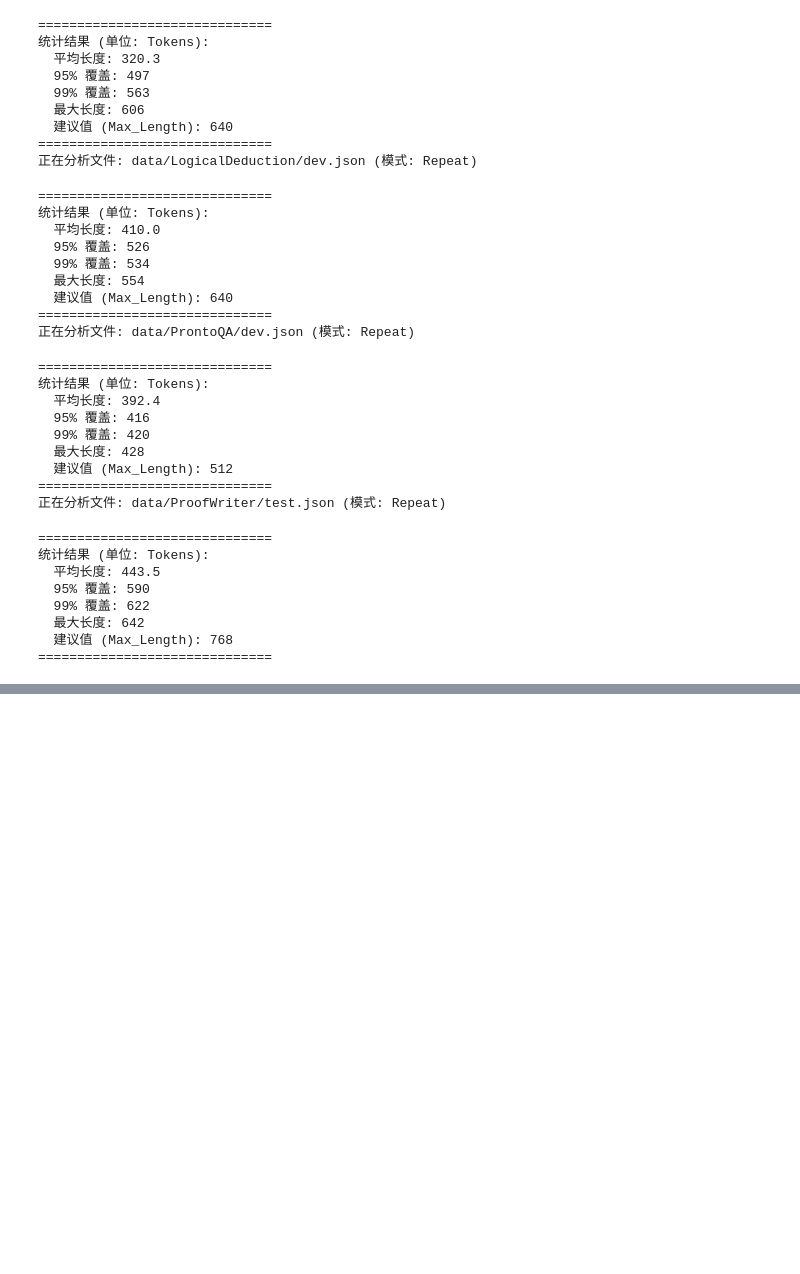
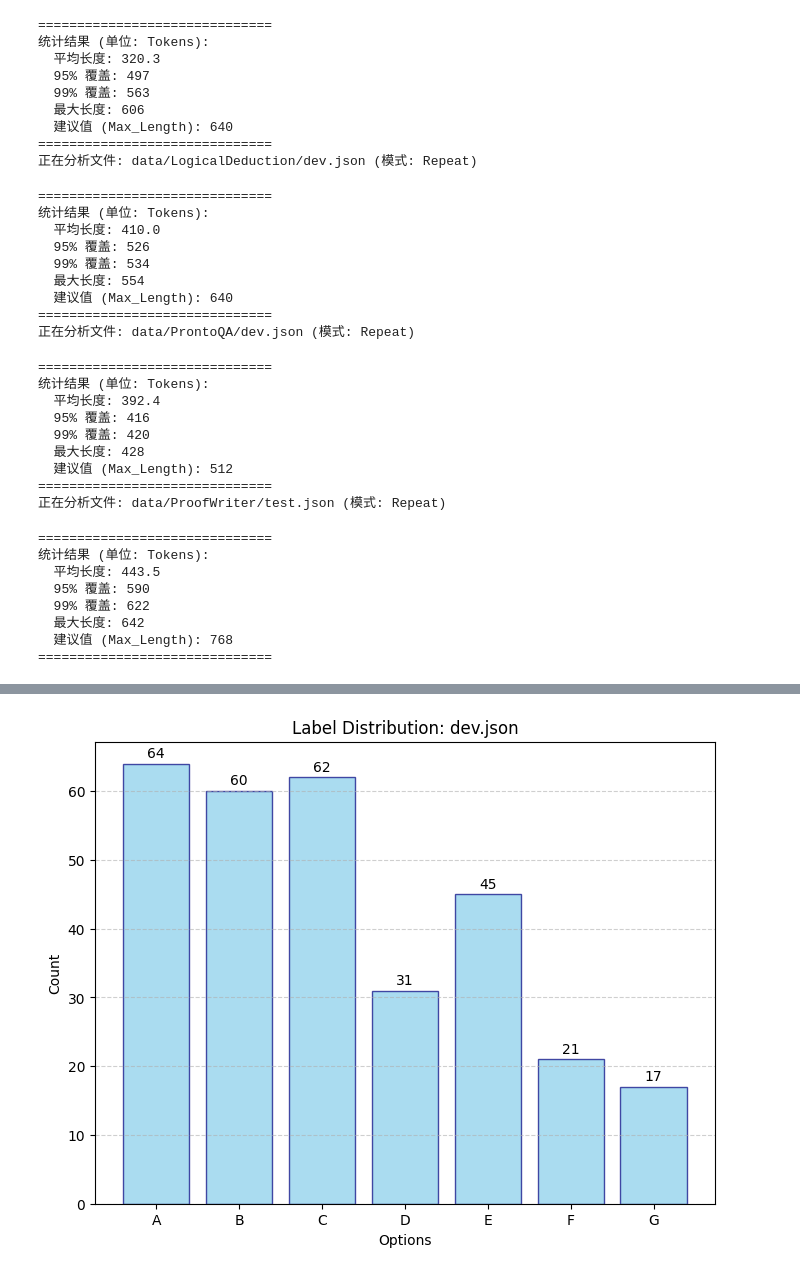
Before and after one commit to littlelaska/zero_shot_steer, a Jupyter notebook: length_statistical.ipynb, the cells around one changed output, grey strips where cells are left out. Drawn from its saved outputs; the diff is of its cells as text; code cells hidden in the pictures; blank space fills up the shorter version.

```diff
--- a/length_statistical.ipynb
+++ b/length_statistical.ipynb
@@ -167,3 +167,87 @@ for data_path in test_data:
   最大长度: 642
   建议值 (Max_Length): 768
 ==============================
+# %%
+import os
+import json
+import matplotlib.pyplot as plt
+from collections import Counter
+
+def analyze_label_distribution(file_path, save_path="label_distribution.png"):
+    """
+    统计数据集中 'answer' 字段的分布并保存分布图。
+    """
+    # 1. 加载数据 (复用你之前的逻辑)
+    data = []
+    if not os.path.exists(file_path):
+        print(f"[Error] 文件不存在: {file_path}")
+        return
+
+    with open(file_path, "r", encoding="utf-8") as f:
+        content = f.read().strip()
+        try:
+            full_data = json.loads(content)
+            data = full_data if isinstance(full_data, list) else [full_data]
+        except json.JSONDecodeError:
+            f.seek(0)
+            for line in f:
+                if line.strip():
+                    try:
+                        data.append(json.loads(line))
+                    except: continue
+
+    # 2. 提取并清洗标签
+    # 假设你的标签存储在 "answer" 键中
+    labels = []
+    for ex in data:
+        ans = ex.get("answer", "").strip().upper()
+        if ans:
+            # 只取第一个字母，防止出现 "A) xxx" 这种格式
+            labels.append(ans[0])
+
+    if not labels:
+        print("[Warning] 未在数据集中找到任何有效标签。")
+        return
+
+    # 3. 统计频率
+    counts = Counter(labels)
+    # 按字母顺序排序 (A, B, C...)
+    sorted_keys = sorted(counts.keys())
+    sorted_counts = [counts[k] for k in sorted_keys]
+    total = sum(sorted_counts)
+
+    # 4. 打印文字统计
+    print(f"\n--- 数据集标签分布 ({os.path.basename(file_path)}) ---")
+    print(f"{'选项':<6} | {'数量':<6} | {'占比':<8}")
+    print("-" * 25)
+    for k in sorted_keys:
+        count = counts[k]
+        percent = (count / total) * 100
+        print(f"{k:<8} | {count:<8} | {percent:.2f}%")
+    print(f"{'总计':<8} | {total:<8} | 100.00%")
+
+    # 5. 绘制并保存柱状图
+    plt.figure(figsize=(8, 6))
+    bars = plt.bar(sorted_keys, sorted_counts, color='skyblue', edgecolor='navy', alpha=0.7)
+
+    # 在柱子上方添加数值标注
+    for bar in bars:
+        height = bar.get_height()
+        plt.text(bar.get_x() + bar.get_width()/2., height + 0.5,
+                 f'{int(height)}', ha='center', va='bottom', fontsize=10)
+
+    plt.title(f"Label Distribution: {os.path.basename(file_path)}")
+    plt.xlabel("Options")
+    plt.ylabel("Count")
+    plt.grid(axis='y', linestyle='--', alpha=0.6)
+
+    # 保存图片
+    if save_path:
+        plt.savefig(save_path, dpi=300, bbox_inches='tight')
+        print(f"\n[Success] 分布图已保存至: {os.path.abspath(save_path)}")
+
+    plt.show()
+
+# 使用示例
+analyze_label_distribution("data/LogicalDeduction/dev.json")
+# %% [output]
@@ -169,0 +267 @@ for data_path in test_data:
+[figure, added]
```
Also changed, not shown: parts of 1 cell of this notebook, 18 other files.
